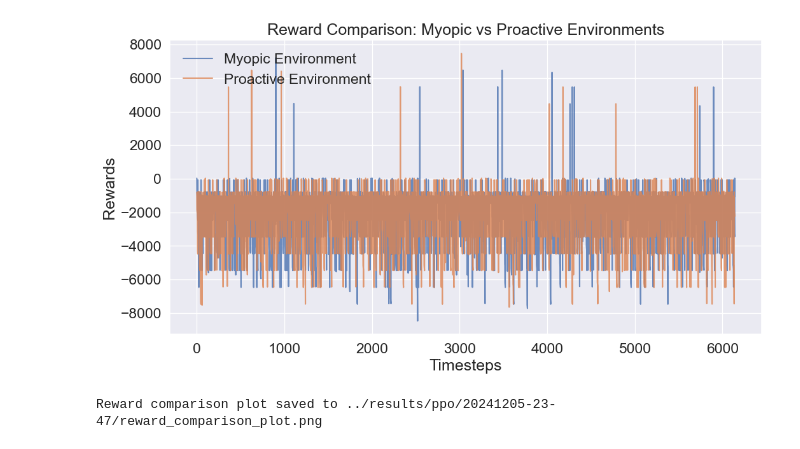
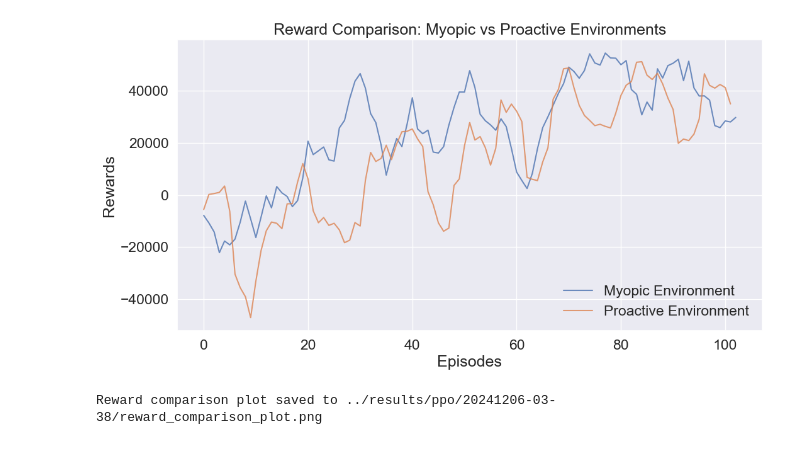
Before and after one commit to PieterBecking/Boeing-ADM-DRL-Github, a Jupyter notebook: notebooks_utils/train_ppo_both.ipynb, the cells around one changed output. Cells and saved outputs as stored; diff of their text form; code cells hidden in the pictures.

```diff
--- a/notebooks_utils/train_ppo_both.ipynb
+++ b/notebooks_utils/train_ppo_both.ipynb
@@ -322,31 +307,45 @@ Reward comparison plot saved to ../results/ppo/20241205-23-47/reward_comparison_
-# %%
-# Visualization block for comparing rewards
-def plot_rewards(total_rewards_logging, results_dir):
-    plt.figure(figsize=(12, 6))
-
-    for env_type, scenarios in total_rewards_logging.items():
-        rewards_all_scenarios = []
-        for scenario_idx, rewards in scenarios.items():
-            rewards_all_scenarios.extend(rewards)
-
-        plt.plot(
-            rewards_all_scenarios,
-            label=f"{env_type.capitalize()} Environment",
-            alpha=0.8
-        )
-
-    plt.xlabel("Timesteps")
-    plt.ylabel("Rewards")
-    plt.title("Reward Comparison: Myopic vs Proactive Environments")
-    plt.legend(frameon=False)  # Remove the border of the legend
-    plt.grid(True)
-
-    plot_file = os.path.join(results_dir, "reward_comparison_plot.png")
-    plt.savefig(plot_file)
-    plt.show()
-    print(f"Reward comparison plot saved to {plot_file}")
-
-plot_rewards(total_rewards_logging, results_dir)
-# %% [output]
-[figure, removed]
-Reward comparison plot saved to ../results/ppo/20241205-23-47/reward_comparison_plot.png
+# %%
+import matplotlib.pyplot as plt
+import os
+import numpy as np
+
+def plot_rewards(episode_rewards_myopic, episode_rewards_proactive, results_dir, smooth=5):
+    """
+    Plot raw episode rewards for myopic and proactive environments for comparison.
+
+    Args:
+        episode_rewards_myopic (list): Per-episode total rewards for the myopic environment.
+        episode_rewards_proactive (list): Per-episode total rewards for the proactive environment.
+        results_dir (str): Directory to save the resulting plot.
+        smooth (int): Window size for smoothing the rewards. Default is 1 (no smoothing).
+    """
+    plt.figure(figsize=(12, 6))
+
+    if len(episode_rewards_myopic) > 0:
+        myopic_rewards = episode_rewards_myopic
+        if smooth > 1:
+            myopic_rewards = np.convolve(myopic_rewards, np.ones(smooth)/smooth, mode='valid')
+        plt.plot(myopic_rewards, label="Myopic Environment", alpha=0.8)
+
+    if len(episode_rewards_proactive) > 0:
+        proactive_rewards = episode_rewards_proactive
+        if smooth > 1:
+            proactive_rewards = np.convolve(proactive_rewards, np.ones(smooth)/smooth, mode='valid')
+        plt.plot(proactive_rewards, label="Proactive Environment", alpha=0.8)
+
+    plt.xlabel("Episodes")
+    plt.ylabel("Rewards")
+    plt.title("Reward Comparison: Myopic vs Proactive Environments")
+    plt.legend(frameon=False)
+    plt.grid(True)
+
+    plot_file = os.path.join(results_dir, "reward_comparison_plot.png")
+    plt.savefig(plot_file)
+    plt.show()
+    print(f"Reward comparison plot saved to {plot_file}")
+
+# Example usage:
+plot_rewards(episode_rewards_myopic, episode_rewards_proactive, results_dir)
+# %% [output]
+[figure, added]
+Reward comparison plot saved to ../results/ppo/20241206-03-38/reward_comparison_plot.png
```
Also changed, not shown: parts of 2 cells of this notebook.
